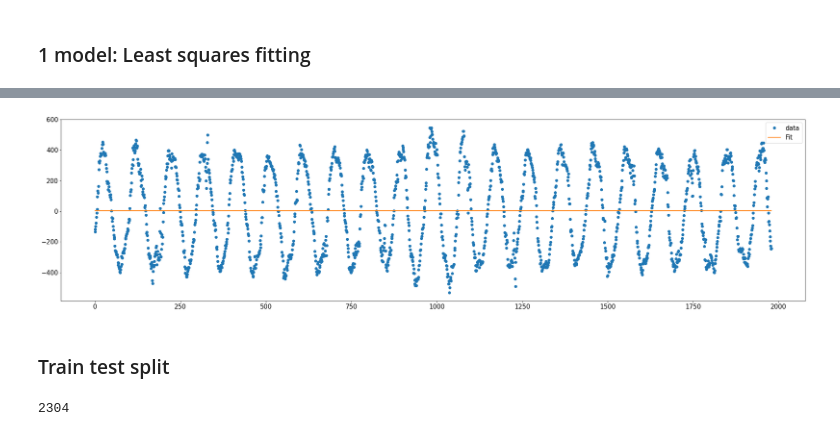
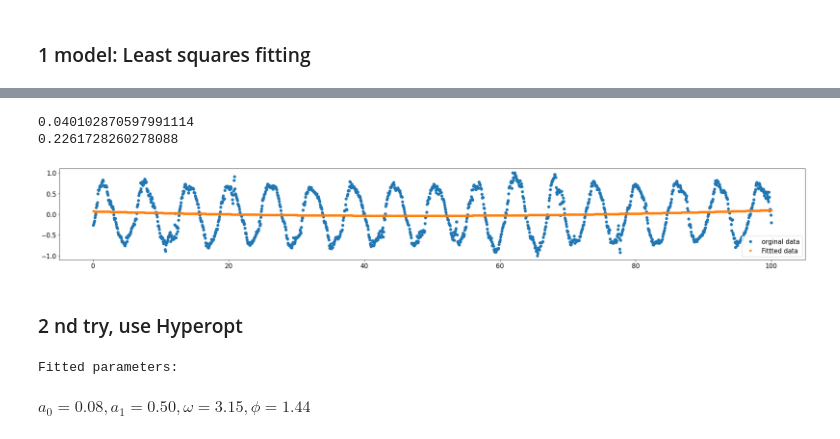
Before and after one commit to vladislav3112/time-series-exploration-testtask, a Jupyter notebook: metric_analysis.ipynb, the cells around one changed output, grey strips where cells are left out. Saved outputs shown, nothing was run; the diff lists cells and outputs as text; code cells hidden in the pictures.

```diff
--- a/metric_analysis.ipynb
+++ b/metric_analysis.ipynb
@@ -157,9 +149,9 @@ np.count_nonzero(~np.isnan(resid_df['data']))/len(resid_df['data'])
 # %%
-plt.rc('figure',figsize=(32,8))
+plt.rc('figure',figsize=(32,4))
 plt.rc('font',size=15)
 fig, ax = plt.subplots()
 x_data = resid_df.index
-y_data = resid_df['data']
+y_data = y_normalized
 ax.plot_date(x_data, y_data, color='black',linestyle='--')
 fig.autofmt_xdate()
 plt.show()
@@ -167,0 +162,5 @@ plt.show()
+# %%
+resid_df['data'] = y_normalized
+print(np.percentile(y_normalized, 5))
+print(np.percentile(y_normalized, 95))
+y_normalized = y_normalized[:,0]
@@ -167,0 +172,4 @@ plt.show()
+# %%
+test_size = int(0.2*len(resid_df))
+df_train = resid_df[:-test_size]
+df_test = resid_df[-test_size:]
@@ -170,8 +180,9 @@ plt.show()
 # %%
 from scipy import optimize
 #guessed func
+x_fit = np.linspace(0,100,len(df_train['data']))
 
 def guessed_func(x, dist, amp, omega, phi):
     return dist + amp * np.cos(omega * x + phi)
 
-params, params_covariance = optimize.curve_fit(guessed_func, range(0,len(y_data)), y_data, p0=[1, 1, 2, 1])
+params, params_covariance = optimize.curve_fit(guessed_func, x_fit, df_train['data'])
@@ -185,16 +198,41 @@ $\displaystyle a_0=4.22, a_1=0.81, \omega=2.00, \phi=1.62$
 # %%
-x_fit = range(0,len(y_data))   #range of x values used for the fit function
-plt.plot(x_fit, y_data, 'o', label='orginal data')
-plt.plot(x_fit, guessed_func(x_fit, *params), '-', label='Fittted data')
+#x_fit = np.arange(0,len(df_train['data']))   #range of x values used for the fit function
+y_fit = [guessed_func(x_curr, *params) for x_curr in x_fit]
+print(y_fit[104])
+print(df_train['data'][104])
+plt.plot(x_fit, df_train['data'], 'o', label='orginal data')
+plt.plot(x_fit, y_fit, '*', label='Fittted data')
+
 plt.legend()
 plt.show()
 # %% [output]
+0.040102870597991114
+0.2261728260278088
-[figure, old version]
+[figure, new version]
-# %% [markdown]
-### Train test split
-# %%
-test_size = int(0.8*len(dataframe))
-df_train = dataframe[:-test_size]
-df_test = dataframe[-test_size:]
-# %% [output]
-2304
+# %% [markdown]
+### 2 nd try, use Hyperopt
+# %%
+def objective(a0, a1, w, f):
+    """Objective function to minimize"""
+    return np.mean((a0+ a1 * np.cos(w*x_fit + f) - df_train['data'])**2)
+
+def objective2(args):
+    return objective(*args)
+from hyperopt import hp, tpe, Trials, fmin
+from IPython.display import display, Math
+
+space = [hp.uniform('a0', 0, 0.5),
+         hp.uniform('a1', 0.5, 1),
+         hp.uniform('w', 0, 2*np.pi),
+         hp.uniform('f', -np.pi, np.pi)]
+
+tpe_algo = tpe.suggest
+tpe_trials = Trials()
+
+tpe_best = fmin(fn=objective2, space=space, algo=tpe_algo, trials=tpe_trials, max_evals=500, rstate=np.random.default_rng(0))
+
+print('Fitted parameters:')
+display(Math('a_0={a0:.2f}, a_1={a1:.2f}, \\omega={w:.2f}, \\phi={f:.2f}'.format(**tpe_best)))
+# %% [output]
+Fitted parameters:
+$\displaystyle a_0=0.08, a_1=0.50, \omega=3.15, \phi=1.44$
```
Also changed, not shown: parts of 18 cells of this notebook.
